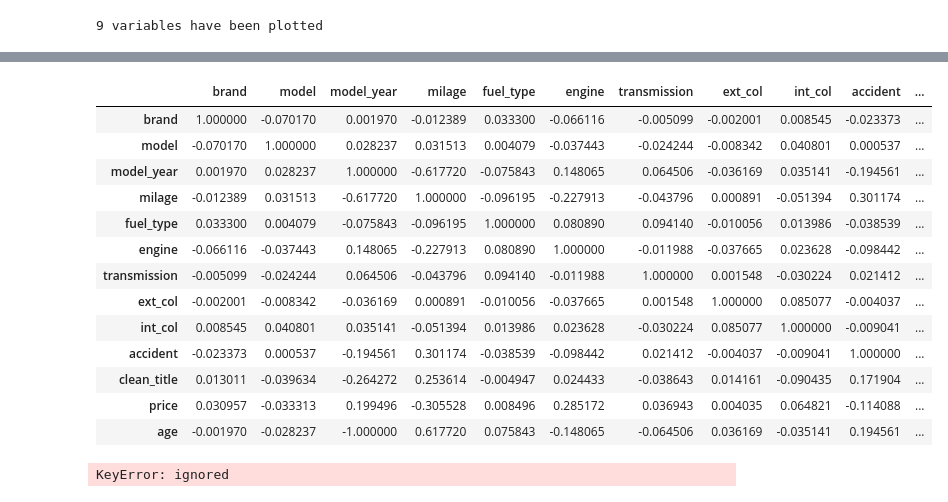
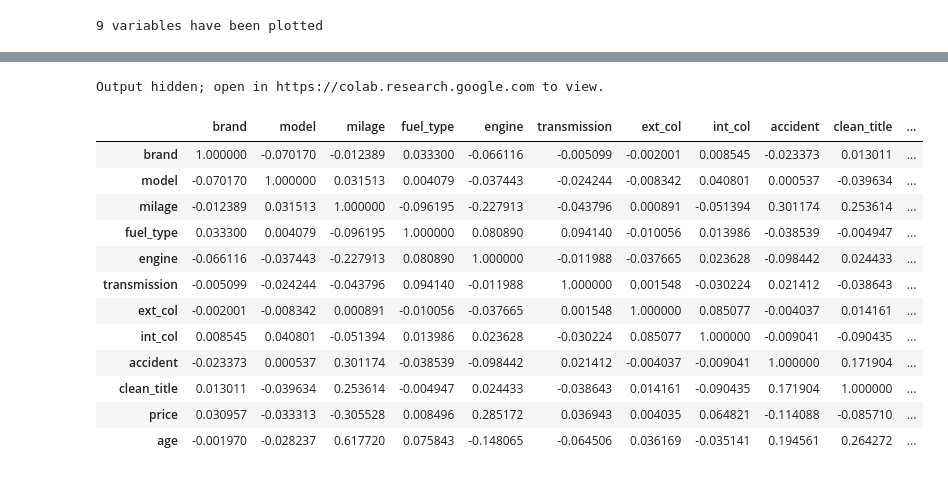
Before and after one commit to Proma2023/DS.project, a Jupyter notebook: CIND 820Project.ipynb, the cells around one changed output, grey strips where cells are left out. Drawn from its saved outputs; the diff is of its cells as text; code cells hidden in the pictures.

```diff
--- a/CIND 820Project.ipynb
+++ b/CIND 820Project.ipynb
@@ -262,3 +260,6 @@ df
 | 4007 | Ford | F-150 Raptor | 2020 | 33000.0 | Gasoline | 450.0HP 3.5L V6 Cylinder Engine G... | A/T | Blue | Black | No | ... |
 | 4008 | BMW | X3 xDrive30i | 2020 | 43000.0 | Gasoline | 248.0HP 2.0L 4 Cylinder Engine Ga... | A/T | Gray | Brown | Yes | ... |
 4009 rows × 13 columns
+# %%
+df_new = df.drop(['model_year'], axis=1)
+df_new
@@ -412,23 +424,26 @@ ImportError: ignored
+# %%
+profile
+# %% [output]
+Output hidden; open in https://colab.research.google.com to view.
 # %%
 from sklearn import preprocessing
 le = preprocessing.LabelEncoder()
-for x in df.columns:
-    if df[x].dtypes=='object':
-       df[x]=le.fit_transform(df[x].astype(str))
-corr = df.corr()
+for x in df_new.columns:
+    if df_new[x].dtypes=='object':
+       df_new[x]=le.fit_transform(df_new[x].astype(str))
+corr = df_new.corr()
 corr
 # %% [output]
-|  | brand | model | model_year | milage | fuel_type | engine | transmission | ext_col | int_col | accident | ... |
-| brand | 1.000000 | -0.070170 | 0.001970 | -0.012389 | 0.033300 | -0.066116 | -0.005099 | -0.002001 | 0.008545 | -0.023373 | ... |
-| model | -0.070170 | 1.000000 | 0.028237 | 0.031513 | 0.004079 | -0.037443 | -0.024244 | -0.008342 | 0.040801 | 0.000537 | ... |
-| model_year | 0.001970 | 0.028237 | 1.000000 | -0.617720 | -0.075843 | 0.148065 | 0.064506 | -0.036169 | 0.035141 | -0.194561 | ... |
-| milage | -0.012389 | 0.031513 | -0.617720 | 1.000000 | -0.096195 | -0.227913 | -0.043796 | 0.000891 | -0.051394 | 0.301174 | ... |
-| fuel_type | 0.033300 | 0.004079 | -0.075843 | -0.096195 | 1.000000 | 0.080890 | 0.094140 | -0.010056 | 0.013986 | -0.038539 | ... |
-| engine | -0.066116 | -0.037443 | 0.148065 | -0.227913 | 0.080890 | 1.000000 | -0.011988 | -0.037665 | 0.023628 | -0.098442 | ... |
-| transmission | -0.005099 | -0.024244 | 0.064506 | -0.043796 | 0.094140 | -0.011988 | 1.000000 | 0.001548 | -0.030224 | 0.021412 | ... |
-| ext_col | -0.002001 | -0.008342 | -0.036169 | 0.000891 | -0.010056 | -0.037665 | 0.001548 | 1.000000 | 0.085077 | -0.004037 | ... |
-| int_col | 0.008545 | 0.040801 | 0.035141 | -0.051394 | 0.013986 | 0.023628 | -0.030224 | 0.085077 | 1.000000 | -0.009041 | ... |
-| accident | -0.023373 | 0.000537 | -0.194561 | 0.301174 | -0.038539 | -0.098442 | 0.021412 | -0.004037 | -0.009041 | 1.000000 | ... |
-| clean_title | 0.013011 | -0.039634 | -0.264272 | 0.253614 | -0.004947 | 0.024433 | -0.038643 | 0.014161 | -0.090435 | 0.171904 | ... |
-| price | 0.030957 | -0.033313 | 0.199496 | -0.305528 | 0.008496 | 0.285172 | 0.036943 | 0.004035 | 0.064821 | -0.114088 | ... |
-| age | -0.001970 | -0.028237 | -1.000000 | 0.617720 | 0.075843 | -0.148065 | -0.064506 | 0.036169 | -0.035141 | 0.194561 | ... |
+|  | brand | model | milage | fuel_type | engine | transmission | ext_col | int_col | accident | clean_title | ... |
+| brand | 1.000000 | -0.070170 | -0.012389 | 0.033300 | -0.066116 | -0.005099 | -0.002001 | 0.008545 | -0.023373 | 0.013011 | ... |
+| model | -0.070170 | 1.000000 | 0.031513 | 0.004079 | -0.037443 | -0.024244 | -0.008342 | 0.040801 | 0.000537 | -0.039634 | ... |
+| milage | -0.012389 | 0.031513 | 1.000000 | -0.096195 | -0.227913 | -0.043796 | 0.000891 | -0.051394 | 0.301174 | 0.253614 | ... |
+| fuel_type | 0.033300 | 0.004079 | -0.096195 | 1.000000 | 0.080890 | 0.094140 | -0.010056 | 0.013986 | -0.038539 | -0.004947 | ... |
+| engine | -0.066116 | -0.037443 | -0.227913 | 0.080890 | 1.000000 | -0.011988 | -0.037665 | 0.023628 | -0.098442 | 0.024433 | ... |
+| transmission | -0.005099 | -0.024244 | -0.043796 | 0.094140 | -0.011988 | 1.000000 | 0.001548 | -0.030224 | 0.021412 | -0.038643 | ... |
+| ext_col | -0.002001 | -0.008342 | 0.000891 | -0.010056 | -0.037665 | 0.001548 | 1.000000 | 0.085077 | -0.004037 | 0.014161 | ... |
+| int_col | 0.008545 | 0.040801 | -0.051394 | 0.013986 | 0.023628 | -0.030224 | 0.085077 | 1.000000 | -0.009041 | -0.090435 | ... |
+| accident | -0.023373 | 0.000537 | 0.301174 | -0.038539 | -0.098442 | 0.021412 | -0.004037 | -0.009041 | 1.000000 | 0.171904 | ... |
+| clean_title | 0.013011 | -0.039634 | 0.253614 | -0.004947 | 0.024433 | -0.038643 | 0.014161 | -0.090435 | 0.171904 | 1.000000 | ... |
+| price | 0.030957 | -0.033313 | -0.305528 | 0.008496 | 0.285172 | 0.036943 | 0.004035 | 0.064821 | -0.114088 | -0.085710 | ... |
+| age | -0.001970 | -0.028237 | 0.617720 | 0.075843 | -0.148065 | -0.064506 | 0.036169 | -0.035141 | 0.194561 | 0.264272 | ... |
@@ -443,17 +449,0 @@ df_onehot
-# %%
-#import pandas as pd
-""""from sklearn import linear_model
-import statsmodels.api as sm
-
-
-x = df_onehot[['brand','age', 'milage']]
-y = df_onehot['price']
-
-# with sklearn
-regr = linear_model.LinearRegression()
-regr.fit(x, y)
-
-print('Intercept: \n', regr.intercept_)
-print('Coefficients: \n', regr.coef_)
-# %% [output]
-KeyError: ignored
```
Also changed, not shown: parts of 36 cells of this notebook, 1 other file.
